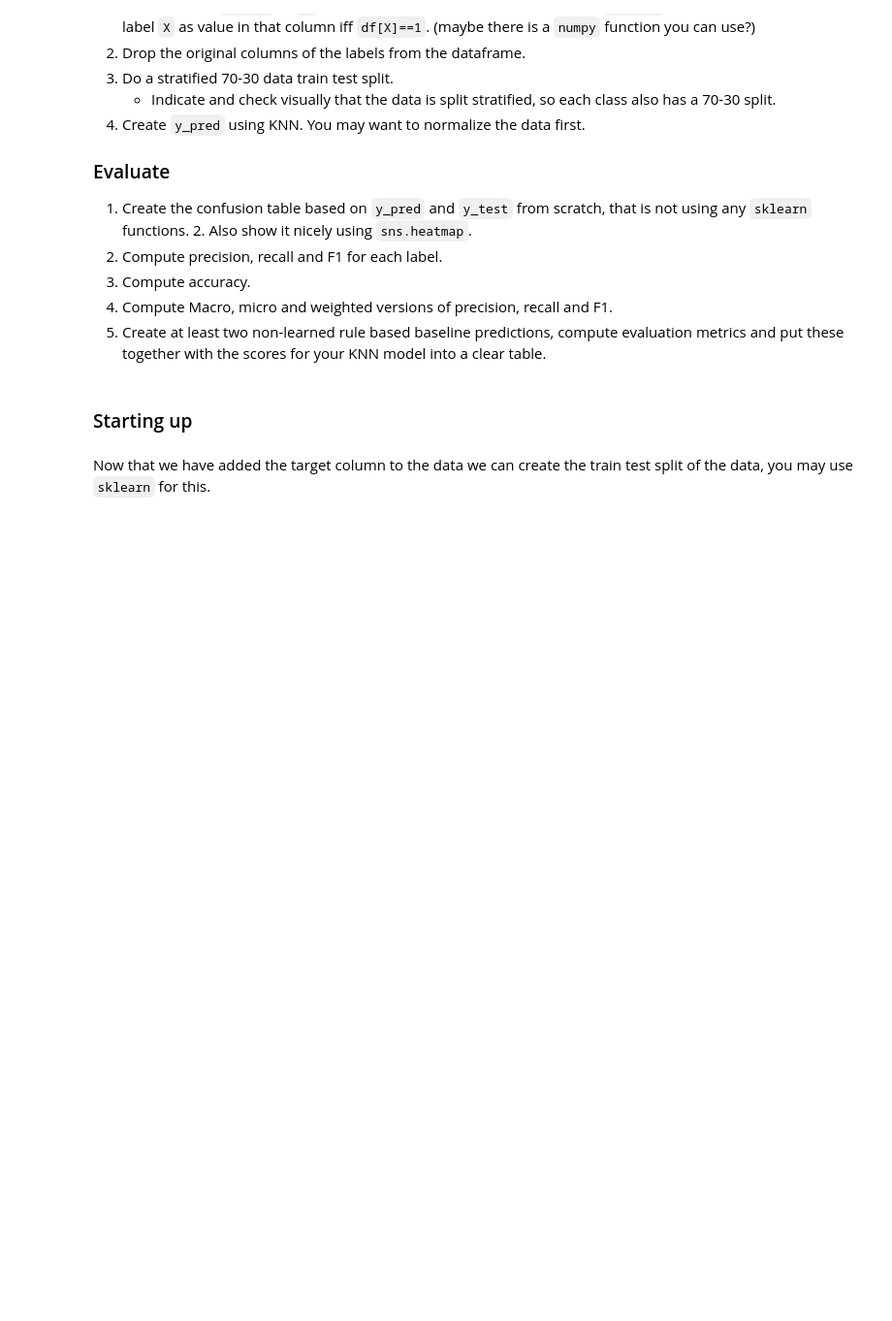
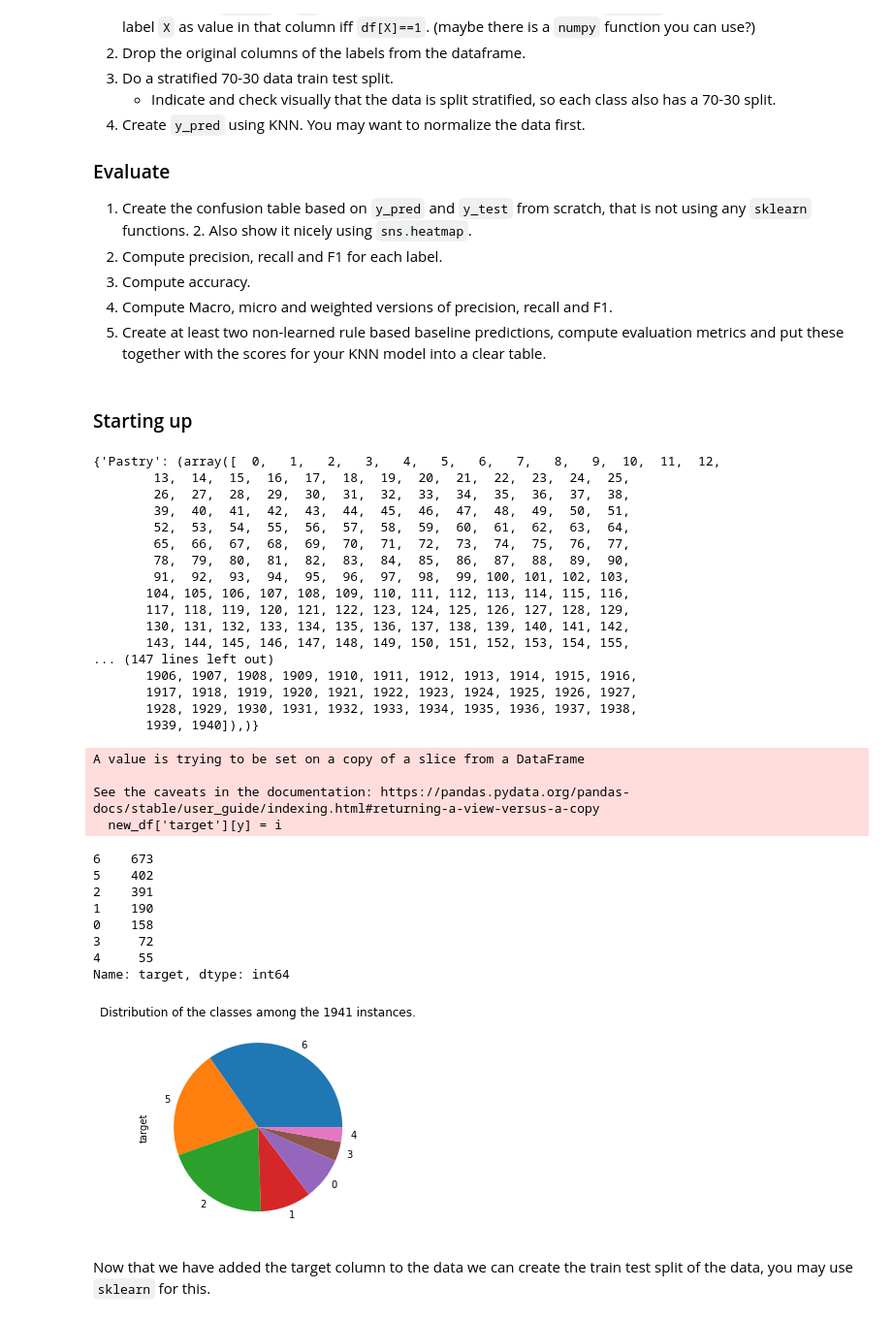
Before and after one commit to basten-leeftink/Toegepaste-Machene-Learning-Basten, a Jupyter notebook: Week3/AssignmentWeek3.ipynb, the cells around one changed output. Shown at 97% size. Saved outputs shown, nothing was run; the diff lists cells and outputs as text; code cells hidden in the pictures; blank space fills up the shorter version.

```diff
--- a/Week3/AssignmentWeek3.ipynb
+++ b/Week3/AssignmentWeek3.ipynb
@@ -152,18 +152,64 @@ Next up is actually running the experiment, which we are going to to in the step
 # %%
 # start by adding the new column
 
 # Fill in the right code in the line below
 df['target'] = None
 new_df = df.drop(classes, axis=1)
 # after adding the column, make matrices of the data for easy use
 
 #WRITE YOUR CODE HERE
 
+# temp = {klas: df[klas] for _ in df for klas in classes}
+
+new_df =df.drop(classes, axis=1)
+
+index = {x:np.where(df[x] == 1) for x in classes}
+
+print(index)
+
+i = 0
+for x in index:
+    for y in index[x]:
+        new_df['target'][y] = i
+    i += 1
+new_df['target'] = new_df['target'].astype(int)
+
 faults_X, faults_y = np.array(new_df.iloc[:, :-1]), np.array(new_df['target'])
 
 T=pd.Series(new_df.target).value_counts()
 T.plot(kind='pie', title='Distribution of the classes among the 1941 instances.');
 T
+# %% [output]
+{'Pastry': (array([  0,   1,   2,   3,   4,   5,   6,   7,   8,   9,  10,  11,  12,
+        13,  14,  15,  16,  17,  18,  19,  20,  21,  22,  23,  24,  25,
+        26,  27,  28,  29,  30,  31,  32,  33,  34,  35,  36,  37,  38,
+        39,  40,  41,  42,  43,  44,  45,  46,  47,  48,  49,  50,  51,
+        52,  53,  54,  55,  56,  57,  58,  59,  60,  61,  62,  63,  64,
+        65,  66,  67,  68,  69,  70,  71,  72,  73,  74,  75,  76,  77,
+        78,  79,  80,  81,  82,  83,  84,  85,  86,  87,  88,  89,  90,
+        91,  92,  93,  94,  95,  96,  97,  98,  99, 100, 101, 102, 103,
+       104, 105, 106, 107, 108, 109, 110, 111, 112, 113, 114, 115, 116,
+       117, 118, 119, 120, 121, 122, 123, 124, 125, 126, 127, 128, 129,
+       130, 131, 132, 133, 134, 135, 136, 137, 138, 139, 140, 141, 142,
+       143, 144, 145, 146, 147, 148, 149, 150, 151, 152, 153, 154, 155,
+... (147 lines left out)
+       1906, 1907, 1908, 1909, 1910, 1911, 1912, 1913, 1914, 1915, 1916,
+       1917, 1918, 1919, 1920, 1921, 1922, 1923, 1924, 1925, 1926, 1927,
+       1928, 1929, 1930, 1931, 1932, 1933, 1934, 1935, 1936, 1937, 1938,
+       1939, 1940]),)}
+A value is trying to be set on a copy of a slice from a DataFrame
+
+See the caveats in the documentation: https://pandas.pydata.org/pandas-docs/stable/user_guide/indexing.html#returning-a-view-versus-a-copy
+  new_df['target'][y] = i
+6    673
+5    402
+2    391
+1    190
+0    158
+3     72
+4     55
+Name: target, dtype: int64
+[figure, added]
 # %%
 assert_equal(new_df['target'].min(), 0)
 assert_equal(new_df['target'].max(), 6)
```
Also changed, not shown: parts of 9 cells of this notebook.
